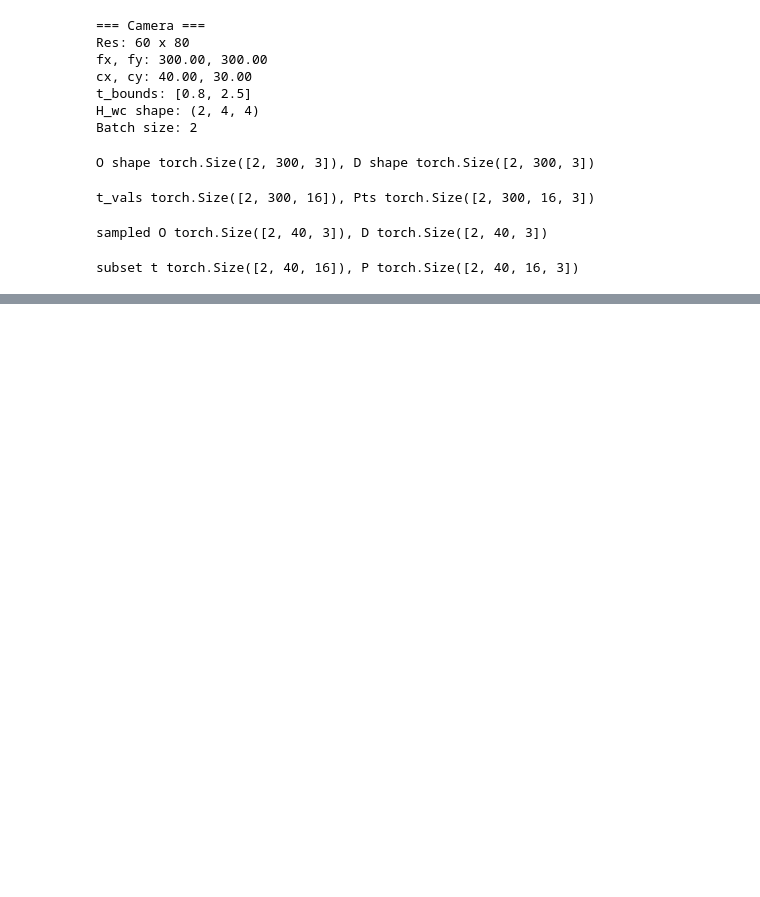
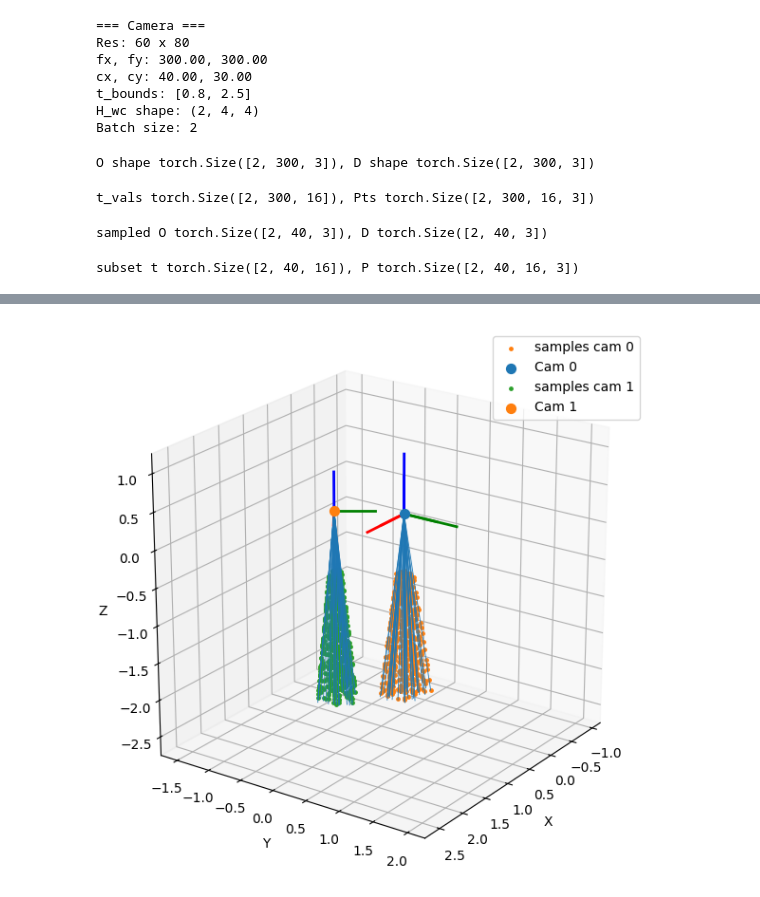
Before and after one commit to WikiGenius/nerf-lab, a Jupyter notebook: examples/demo_batch_camera.ipynb, the cells around one changed output, grey strips where cells are left out. Cells and saved outputs as stored; diff of their text form; code cells hidden in the pictures; blank space fills up the shorter version.

```diff
--- a/examples/demo_batch_camera.ipynb
+++ b/examples/demo_batch_camera.ipynb
@@ -122,0 +123,4 @@ Plotting sampled points: cam_index=1
+# %%
+cam.plot_samples(rays_per_pose=K, step=4, frame="world", show_rays=True, cam_indices="all")
+# %% [output]
+[figure, added]
```
Also changed, not shown: parts of 4 cells of this notebook, 2 other files.
